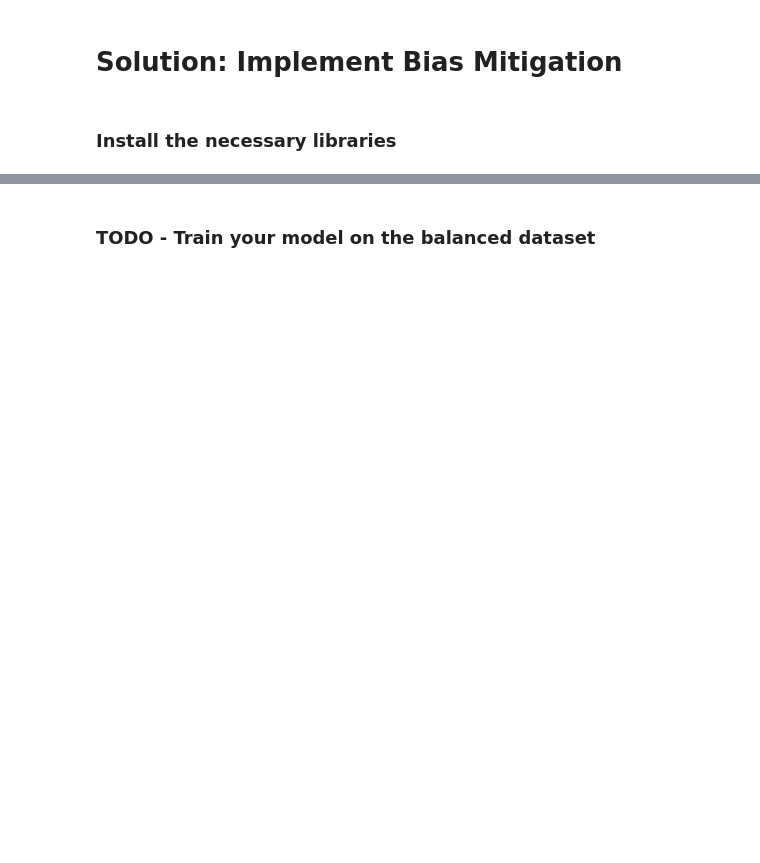
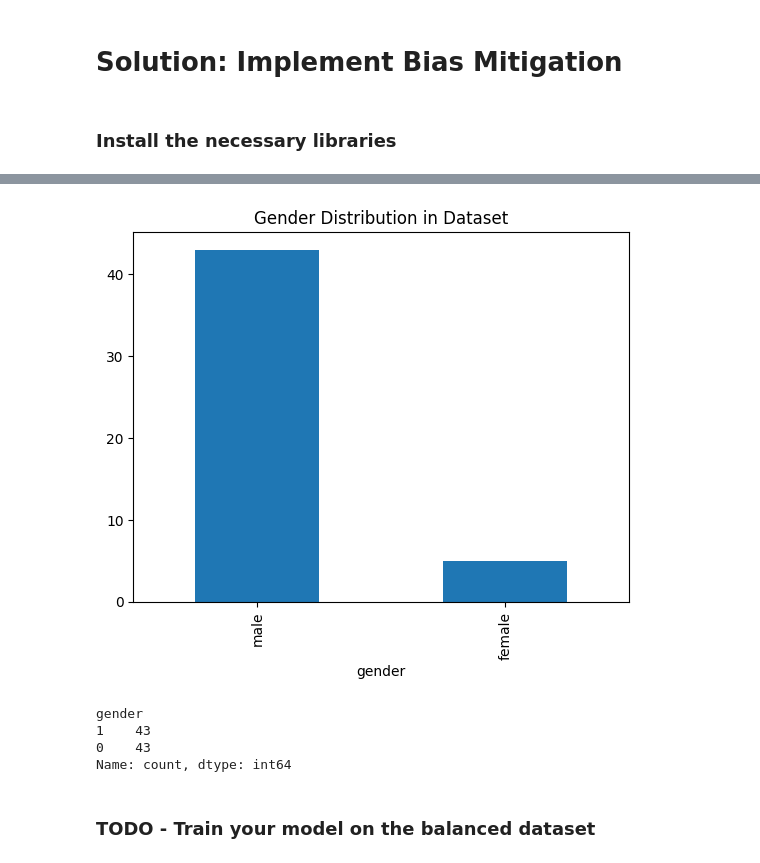
Before and after one commit to LinkedInLearning/evaluating-and-debugging-generative-ai-3808127, a Jupyter notebook: 04_05/04_05-before.ipynb, the cells around one changed output, grey strips where cells are left out. Cells and saved outputs as stored; diff of their text form; code cells hidden in the pictures; blank space fills up the shorter version.

```diff
--- a/04_05/04_05-before.ipynb
+++ b/04_05/04_05-before.ipynb
@@ -10,16 +29,27 @@ import matplotlib.pyplot as plt
 # %%
 # TODO: Load your dataset
+data = pd.read_csv('dataset.csv')
 # %%
 # TODO: Analyze gender distribution
+gender_counts = data['gender'].value_counts()
+gender_counts.plot(kind='bar', title='Gender Distribution in Dataset')
+plt.show()
+# %% [output]
+[figure, added]
 # %%
 from sklearn.utils import resample
 
 # TODO: Encode categorical variables
+le_gender = LabelEncoder()
+le_race = LabelEncoder()
 
+data['gender'] = le_gender.fit_transform(data['gender'])
+data['race'] = le_race.fit_transform(data['race'])
+data['education'] = le_race.fit_transform(data['education'])
 
 # TODO: Separate majority and minority classes
-df_majority =   # Assuming 'male' is encoded as 1
-df_minority =   # Assuming 'female' is encoded as 0
+df_majority = data[data.gender == 1]  # Assuming 'male' is encoded as 1
+df_minority = data[data.gender == 0]  # Assuming 'female' is encoded as 0
 
 # Upsample minority class
 df_minority_upsampled = resample(df_minority,
@@ -32,5 +62,10 @@ df_upsampled = pd.concat([df_majority, df_minority_upsampled])
 
 # Display new class counts
 print(df_upsampled.gender.value_counts())
+# %% [output]
+gender
+1    43
+0    43
+Name: count, dtype: int64
 # %% [markdown]
 ### TODO - Train your model on the balanced dataset
```
Also changed, not shown: parts of 3 cells of this notebook, 3 other files.
